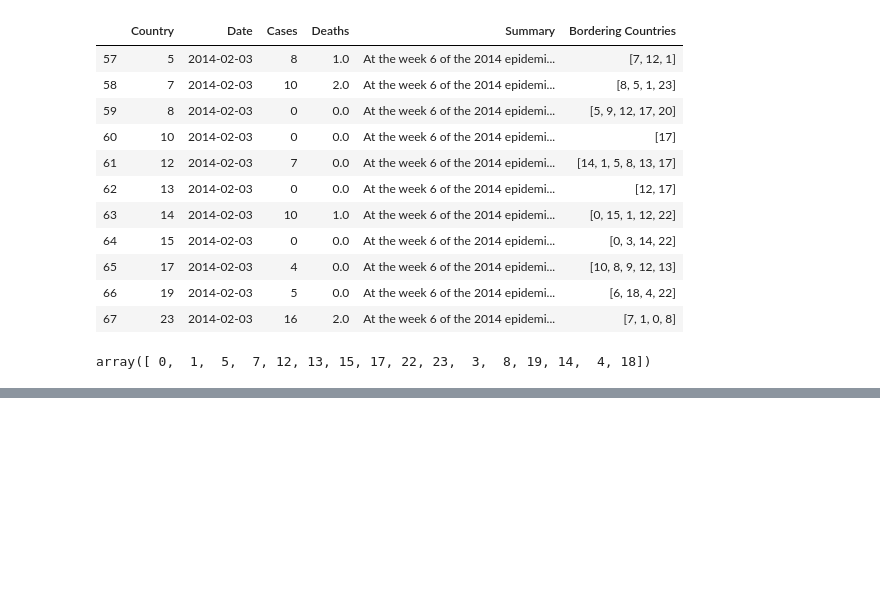
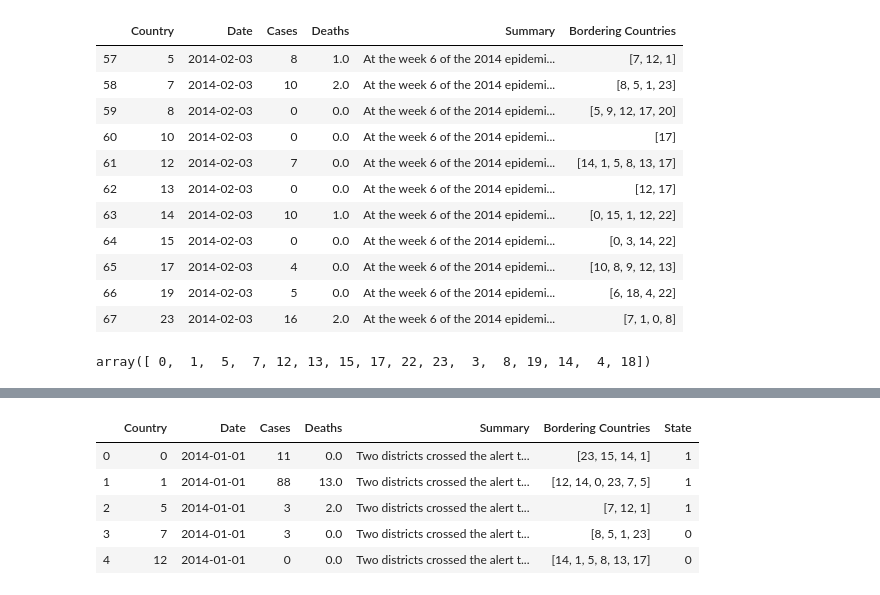
Before and after one commit to amirgamil/Meningitis-Analysis, a Jupyter notebook: Code/data_preprocessing.ipynb, the cells around one changed output, grey strips where cells are left out. Cells and saved outputs as stored; diff of their text form; code cells hidden in the pictures; blank space fills up the shorter version.

```diff
--- a/Code/data_preprocessing.ipynb
+++ b/Code/data_preprocessing.ipynb
@@ -220,0 +242,28 @@ Sample does not look Gaussian (reject H0)
+# %%
+weekly_data_dict, thresholds_weekly_data = time_series_to_dict(data, True)
+#what to do data with thresholds of 0,0? For now drop
+for country, thresholds in thresholds_weekly_data.items():
+    if thresholds[0] == 0 and thresholds[1] == 0:
+        indexNames = data[data['Country'] == country ].index
+        data.drop(indexNames, axis=0)
+
+data["State"] = 0
+def find_state(country_threshold_list, no_cases):
+    if no_cases >= float(country_threshold_list[1]):
+        return 2
+    elif no_cases >= float(country_threshold_list[0]):
+        return 1
+    else:
+        return 0
+
+
+#find the state for each country by comparing the number of cases to the corresponding thresholds
+data["State"] = data.apply(lambda x: find_state(thresholds_weekly_data[x["Country"]], x["Cases"]) ,axis=1)
+data.head()
+# %% [output]
+|  | Country | Date | Cases | Deaths | Summary | Bordering Countries | State |
+| 0 | 0 | 2014-01-01 | 11 | 0.0 | Two districts crossed the alert t... | [23, 15, 14, 1] | 1 |
+| 1 | 1 | 2014-01-01 | 88 | 13.0 | Two districts crossed the alert t... | [12, 14, 0, 23, 7, 5] | 1 |
+| 2 | 5 | 2014-01-01 | 3 | 2.0 | Two districts crossed the alert t... | [7, 12, 1] | 1 |
+| 3 | 7 | 2014-01-01 | 3 | 0.0 | Two districts crossed the alert t... | [8, 5, 1, 23] | 0 |
+| 4 | 12 | 2014-01-01 | 0 | 0.0 | Two districts crossed the alert t... | [14, 1, 5, 8, 13, 17] | 0 |
```
Also changed, not shown: parts of 6 cells of this notebook.
